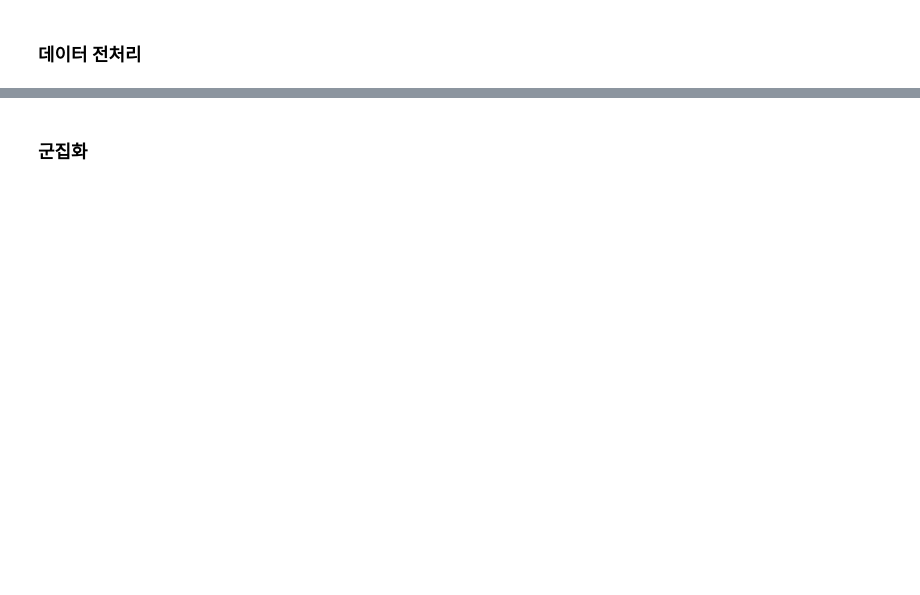
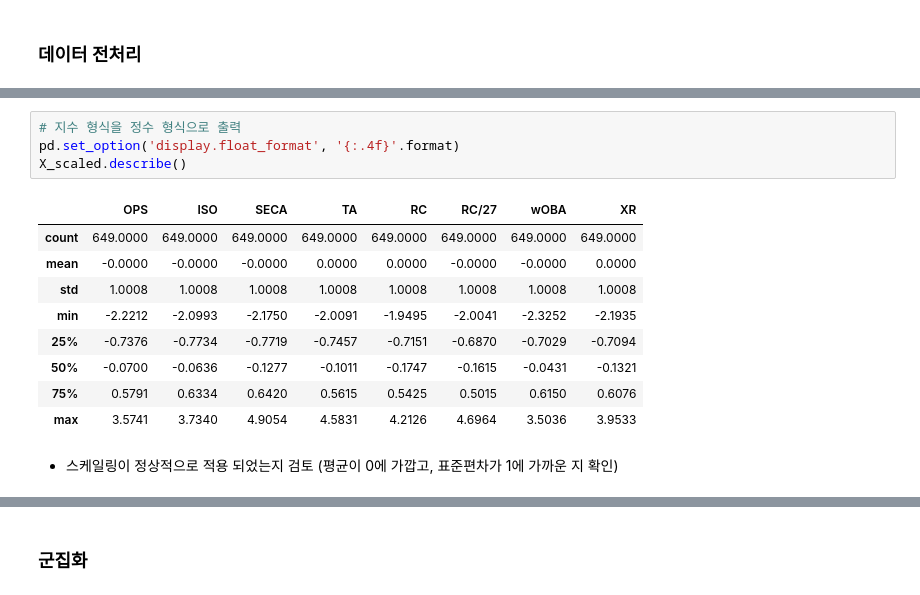
Before and after one commit to jimmynkim/MS_MachineLearning, a Jupyter notebook: 07_군집화_프로야구/07_군집화_프로야구_실습.ipynb, the cells around one changed output, grey strips where cells are left out. Saved outputs shown, nothing was run; the diff lists cells and outputs as text; blank space fills up the shorter version.

```diff
--- a/07_군집화_프로야구/07_군집화_프로야구_실습.ipynb
+++ b/07_군집화_프로야구/07_군집화_프로야구_실습.ipynb
@@ -48,0 +120,16 @@ sns.boxplot(X_scaled)
+# %%
+# 지수 형식을 정수 형식으로 출력
+pd.set_option('display.float_format', '{:.4f}'.format)
+X_scaled.describe()
+# %% [output]
+|  | OPS | ISO | SECA | TA | RC | RC/27 | wOBA | XR |
+| count | 649.0000 | 649.0000 | 649.0000 | 649.0000 | 649.0000 | 649.0000 | 649.0000 | 649.0000 |
+| mean | -0.0000 | -0.0000 | -0.0000 | 0.0000 | 0.0000 | -0.0000 | -0.0000 | 0.0000 |
+| std | 1.0008 | 1.0008 | 1.0008 | 1.0008 | 1.0008 | 1.0008 | 1.0008 | 1.0008 |
+| min | -2.2212 | -2.0993 | -2.1750 | -2.0091 | -1.9495 | -2.0041 | -2.3252 | -2.1935 |
+| 25% | -0.7376 | -0.7734 | -0.7719 | -0.7457 | -0.7151 | -0.6870 | -0.7029 | -0.7094 |
+| 50% | -0.0700 | -0.0636 | -0.1277 | -0.1011 | -0.1747 | -0.1615 | -0.0431 | -0.1321 |
+| 75% | 0.5791 | 0.6334 | 0.6420 | 0.5615 | 0.5425 | 0.5015 | 0.6150 | 0.6076 |
+| max | 3.5741 | 3.7340 | 4.9054 | 4.5831 | 4.2126 | 4.6964 | 3.5036 | 3.9533 |
+# %% [markdown]
+- 스케일링이 정상적으로 적용 되었는지 검토 (평균이 0에 가깝고, 표준편차가 1에 가까운 지 확인)
```
Also changed, not shown: parts of 35 cells of this notebook, 1 other file.
